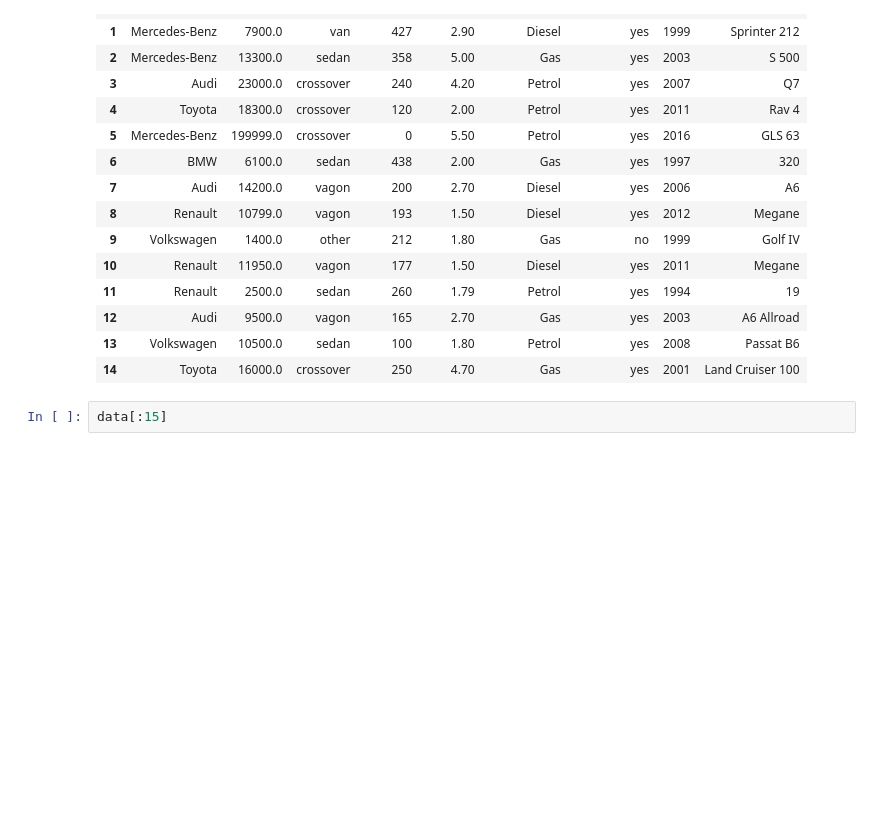
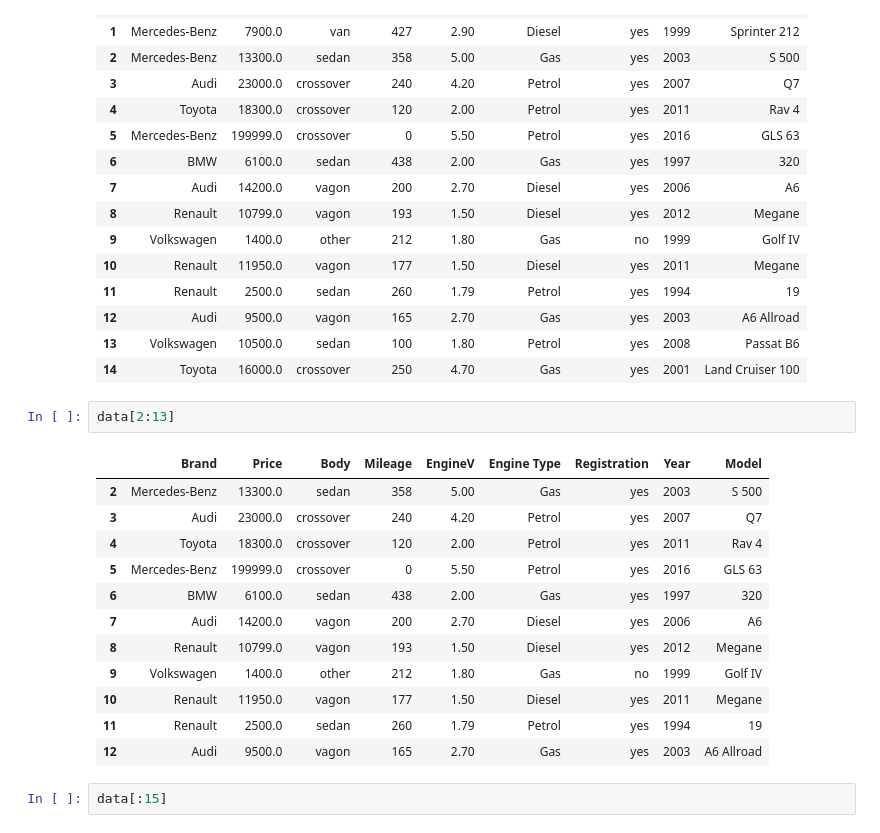
Before and after one commit to sinishibu/IntroToDataScience, a Jupyter notebook: Car_Resale_Project.ipynb, the cells around one changed output. Drawn from its saved outputs; the diff is of its cells as text; blank space fills up the shorter version.

```diff
--- a/Car_Resale_Project.ipynb
+++ b/Car_Resale_Project.ipynb
@@ -221,6 +221,21 @@ data.head(15)
 | 12 | Audi | 9500.0 | vagon | 165 | 2.70 | Gas | yes | 2003 | A6 Allroad |
 | 13 | Volkswagen | 10500.0 | sedan | 100 | 1.80 | Petrol | yes | 2008 | Passat B6 |
 | 14 | Toyota | 16000.0 | crossover | 250 | 4.70 | Gas | yes | 2001 | Land Cruiser 100 |
+# %%
+data[2:13]
+# %% [output]
+|  | Brand | Price | Body | Mileage | EngineV | Engine Type | Registration | Year | Model |
+| 2 | Mercedes-Benz | 13300.0 | sedan | 358 | 5.00 | Gas | yes | 2003 | S 500 |
+| 3 | Audi | 23000.0 | crossover | 240 | 4.20 | Petrol | yes | 2007 | Q7 |
+| 4 | Toyota | 18300.0 | crossover | 120 | 2.00 | Petrol | yes | 2011 | Rav 4 |
+| 5 | Mercedes-Benz | 199999.0 | crossover | 0 | 5.50 | Petrol | yes | 2016 | GLS 63 |
+| 6 | BMW | 6100.0 | sedan | 438 | 2.00 | Gas | yes | 1997 | 320 |
+| 7 | Audi | 14200.0 | vagon | 200 | 2.70 | Diesel | yes | 2006 | A6 |
+| 8 | Renault | 10799.0 | vagon | 193 | 1.50 | Diesel | yes | 2012 | Megane |
+| 9 | Volkswagen | 1400.0 | other | 212 | 1.80 | Gas | no | 1999 | Golf IV |
+| 10 | Renault | 11950.0 | vagon | 177 | 1.50 | Diesel | yes | 2011 | Megane |
+| 11 | Renault | 2500.0 | sedan | 260 | 1.79 | Petrol | yes | 1994 | 19 |
+| 12 | Audi | 9500.0 | vagon | 165 | 2.70 | Gas | yes | 2003 | A6 Allroad |
 # %%
 data[:15]
 # %% [output]
```
Also changed, not shown: parts of 1 cell of this notebook.
